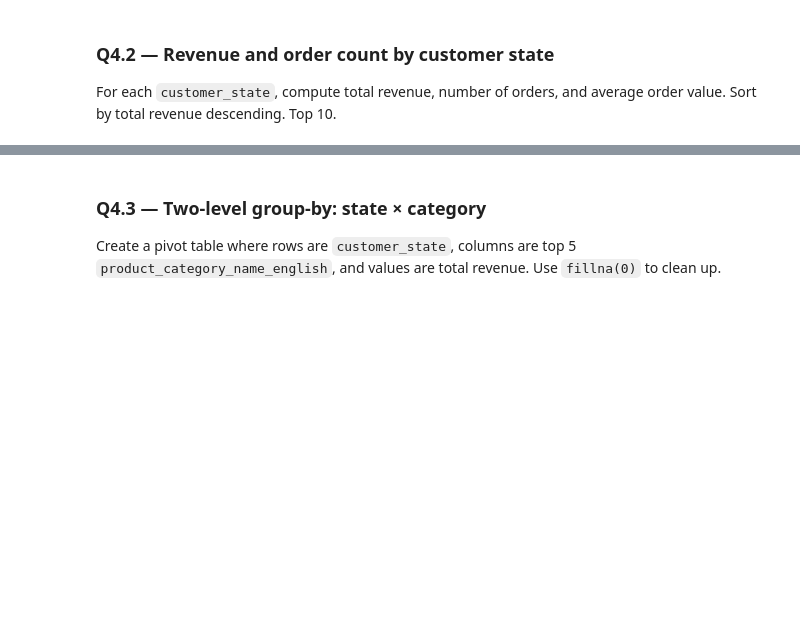
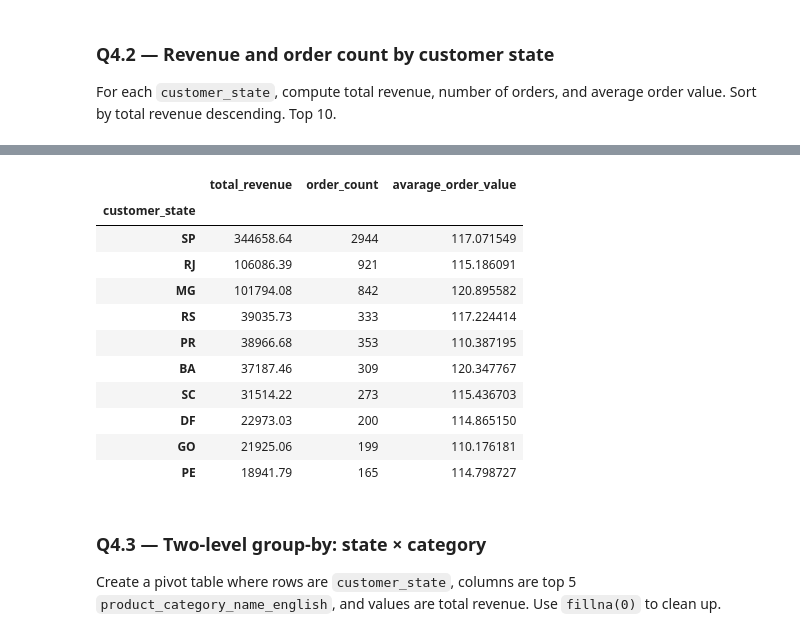
Before and after one commit to SumanSudo/DSML, a Jupyter notebook: Day4/Assignment/Pandas_Sales_Assignment.ipynb, the cells around one changed output, grey strips where cells are left out. Saved outputs shown, nothing was run; the diff lists cells and outputs as text; code cells hidden in the pictures; blank space fills up the shorter version.

```diff
--- a/Day4/Assignment/Pandas_Sales_Assignment.ipynb
+++ b/Day4/Assignment/Pandas_Sales_Assignment.ipynb
@@ -1047,3 +1042,29 @@ PE                   18941.79       165        98.143990
+# %%
+state_kpis = (
+    order_summary
+    .groupby("customer_state")
+    .agg(
+        total_revenue=("order_value", "sum"),
+        order_count = ("order_id", "nunique"),
+        avarage_order_value = ("order_value", "mean")
+    )
+    .sort_values("total_revenue", ascending=False)
+    .head(10)
+)
+state_kpis
+# %% [output]
+|  | total_revenue | order_count | avarage_order_value |
+| customer_state |  |  |  |
+| SP | 344658.64 | 2944 | 117.071549 |
+| RJ | 106086.39 | 921 | 115.186091 |
+| MG | 101794.08 | 842 | 120.895582 |
+| RS | 39035.73 | 333 | 117.224414 |
+| PR | 38966.68 | 353 | 110.387195 |
+| BA | 37187.46 | 309 | 120.347767 |
+| SC | 31514.22 | 273 | 115.436703 |
+| DF | 22973.03 | 200 | 114.865150 |
+| GO | 21925.06 | 199 | 110.176181 |
+| PE | 18941.79 | 165 | 114.798727 |
 # %% [markdown]
 ### Q4.3 — Two-level group-by: state × category
 Create a pivot table where rows are `customer_state`, columns are top 5 `product_category_name_english`, and values are total revenue. Use `fillna(0)` to clean up.
```
Also changed, not shown: parts of 7 cells of this notebook.
